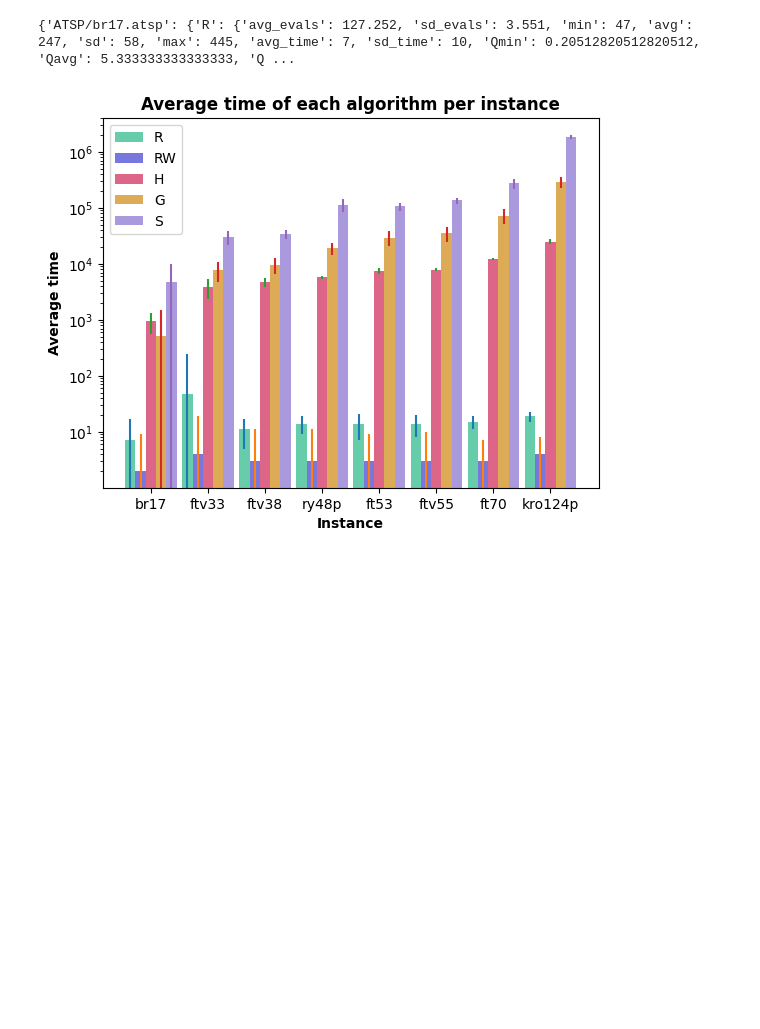
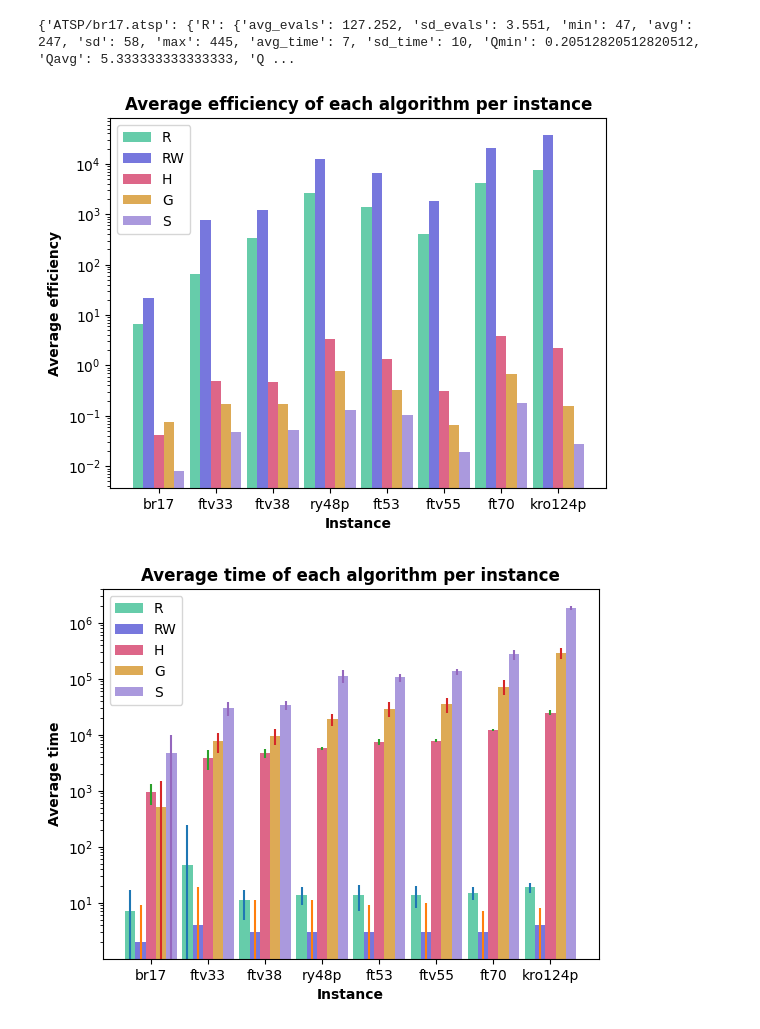
Before and after one commit to WojciechMajewski/BiologicallyInspired, a Jupyter notebook: plot_generation/main_plots.ipynb, the cells around one changed output. Drawn from its saved outputs; the diff is of its cells as text; code cells hidden in the pictures; blank space fills up the shorter version.

Commit message:
Plots updates

```diff
--- a/plot_generation/main_plots.ipynb
+++ b/plot_generation/main_plots.ipynb
@@ -49,10 +49,11 @@ for line in text.split("\n"):
         cases[casename][algorithm]["Qavg"] = (cases[casename][algorithm]["avg"] - optimas[casename]) / optimas[casename]
         cases[casename][algorithm]["Qavg_sd"] = cases[casename][algorithm]["sd"] / optimas[casename]
 
+        #cases[casename][algorithm]["efficiency"] = 1 / (cases[casename][algorithm]["Qavg"] * (1/3)) / cases[casename][algorithm]["avg_time"]
 
-        cases[casename][algorithm]["efficiency"] = cases[casename][algorithm]["min"] / cases[casename][algorithm]["avg_time"]
+
+        cases[casename][algorithm]["efficiency"] = cases[casename][algorithm]["Qavg"] / cases[casename][algorithm]["avg_time"]
         ### Check the efficiency
-
         cases[casename][algorithm]["cycle"] = [i for i in elements[6:]]
 
         next_dict = {}
@@ -82,6 +83,35 @@ print(cycle_similarity(cases["ATSP/br17.atsp"]["S"]["cycle"], cases["ATSP/br17.a
 print(cases)
 # %% [output]
 {'ATSP/br17.atsp': {'R': {'avg_evals': 127.252, 'sd_evals': 3.551, 'min': 47, 'avg': 247, 'sd': 58, 'max': 445, 'avg_time': 7, 'sd_time': 10, 'Qmin': 0.20512820512820512, 'Qavg': 5.333333333333333, 'Q ...
+# %%
+dataset = {}
+for algorithm in list(cases[list(cases.keys())[0]].keys()):
+    dataset[algorithm] = [cases[case][algorithm]["efficiency"] for case in cases.keys()]
+
+ticks = [i[5:-5] for i in list(cases.keys())] ### instances
+
+barWidth = 0.18
+
+r_list = []
+r_list.append(np.arange(len(dataset["R"])))
+for i in range(len(dataset.keys()) - 1):
+    r_list.append([x + barWidth for x in r_list[-1]])
+
+colors = ["#66ccaa", "#7777dd", "#dd6688", "#ddaa55", "#aa99dd"]
+
+for index, key in enumerate(list(dataset.keys())):
+    plt.bar(r_list[index], dataset[key], log = True, color = colors[index], width=barWidth, label=key)
+
+plt.title("Average efficiency of each algorithm per instance", fontweight='bold')
+plt.xlabel('Instance', fontweight='bold')
+plt.ylabel('Average efficiency', fontweight='bold')
+plt.xticks([r + 2*barWidth for r in range(len(dataset["R"]))], ticks)
+
+plt.legend()
+plt.savefig('effic.pdf')
+plt.show()
+# %% [output]
+[figure, added]
 # %%
 dataset = {}
 error = {}
```
Also changed, not shown: 7 other files.
